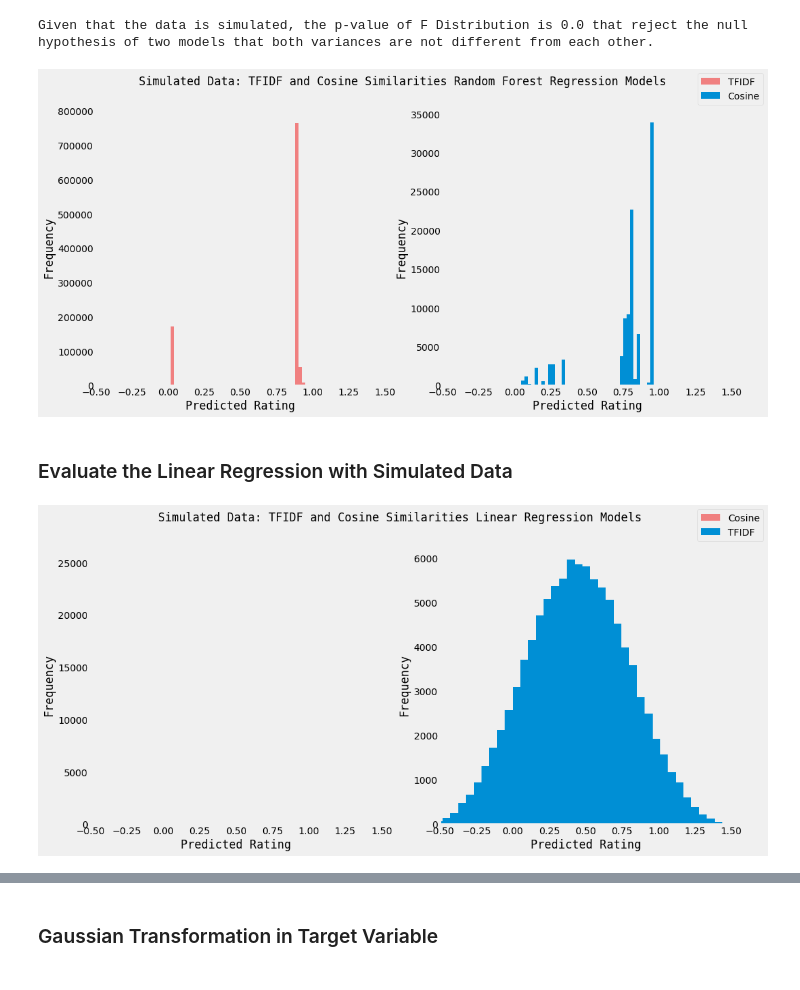
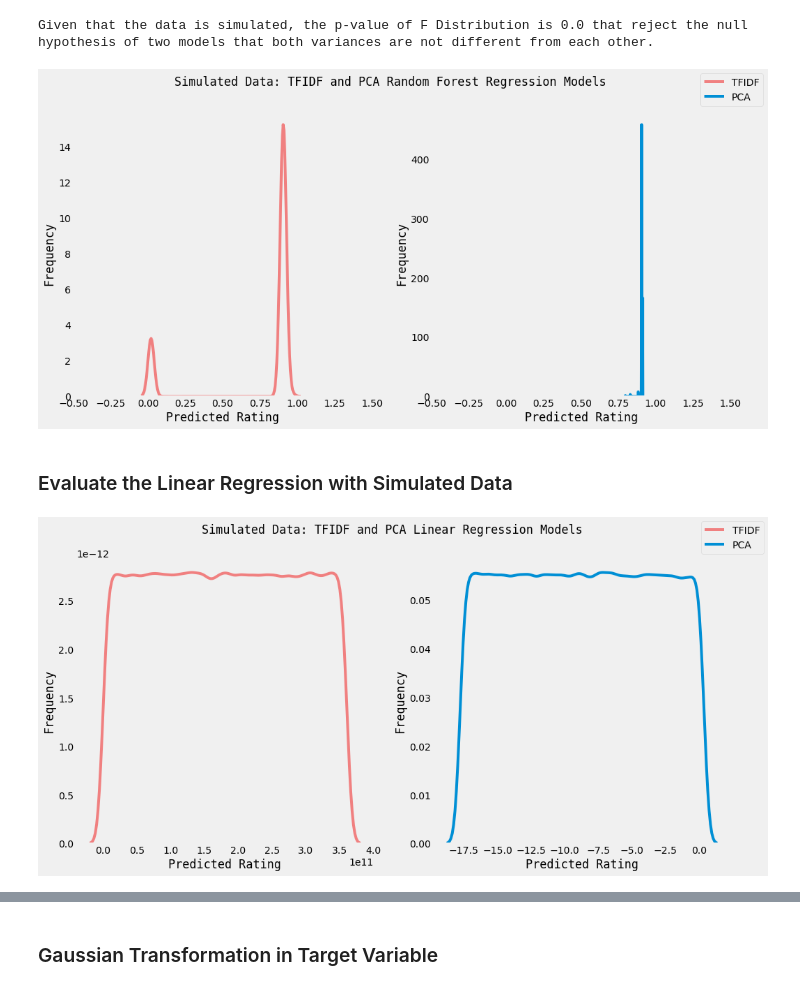
Before and after one commit to jonahwinninghoff/Causal-Analysis-Nursing-Home, a Jupyter notebook: Modeling/Investigating Model.ipynb, the cells around one changed output, grey strips where cells are left out. Saved outputs shown, nothing was run; the diff lists cells and outputs as text; code cells hidden in the pictures.

```diff
--- a/Modeling/Investigating Model.ipynb
+++ b/Modeling/Investigating Model.ipynb
@@ -103,6 +109,10 @@ def mae_and_mse_calculator(predict, true):
     mse = sum((merged['true'] - merged['predicted'])**2)/len(true)    # 1/n ∑ (true - predict)^2 = MSE
 
     return mae, mse
+# %%
+X_train = X_train.iloc[:,0:18]
+X_valid = X_valid.iloc[:,0:18]
+X_test = X_test.iloc[:,0:18]
 # %%
 # Random Forest Regression
 rfr_model = RandomForestRegressor()
@@ -356,10 +354,10 @@ print('Given that the data is simulated, the p-value of F Distribution is '+str(
 # %% [output]
 Given that the data is simulated, the p-value of F Distribution is 0.0 that reject the null hypothesis of two models that both variances are not different from each other.
 # %%
-# Plot Histograms
+# Plot Density Plot
 fig, ax = plt.subplots(1,2, figsize=(15,7))
-ax[0].hist(tfidf_pred,label='TFIDF',bins = 40,color='lightcoral')
-ax[1].hist(cosine_pred,label='Cosine',bins=40)
+sns.kdeplot(tfidf_pred,label='TFIDF',color='lightcoral', ax = ax[0])
+sns.kdeplot(pca_pred,label='PCA', ax = ax[1])
 for i in range(2):
     ax[i].set_xlabel('Predicted Rating',family='monospace')
     ax[i].set_ylabel('Frequency',family='monospace')
@@ -367,10 +365,10 @@ for i in range(2):
     ax[i].grid(False)
 fig.legend()
 plt.grid(False)
-fig.suptitle('Simulated Data: TFIDF and Cosine Similarities Random Forest Regression Models',family = 'monospace')
+fig.suptitle('Simulated Data: TFIDF and PCA Random Forest Regression Models',family = 'monospace')
 plt.show()
 # %% [output]
-[figure, old version]
+[figure, new version]
 # %% [markdown]
 ### Evaluate the Linear Regression with Simulated Data <a id = 'lm'></a>
 # %%
@@ -379,38 +377,40 @@ tfidf_lm = LinearRegression()
 tfidf_lm.fit(X_TFIDF_train, y_train)
 
 # Predict the model using TFIDF simulated data
-tfidf_pred= tfidf_lm.predict(simulated_data)
+tfidf_pred= np.array(pd.DataFrame(tfidf_lm.predict(simulated_data))[0])
 # %%
-# Create and fit X cosine and y trainings
-cos_lm = LinearRegression()
-cos_lm.fit(X_train, y_train)
+# Create and fit X PCA and y trainings
+pca_lm = LinearRegression()
+pca_lm.fit(X_train, y_train)
 
-# Create the simulated data for cosine similarities
+# Create the simulated data for pca
 simulated_list = []
-for i in range(500000):
+for i in range(1800000):
     simulated_list.append(random.random())
 
-simulated_data = pd.DataFrame({'cosine median':simulated_list[1:100000],
-                               'cosine mean':simulated_list[100001:200000],
-                               'cosine minimum':simulated_list[200001:300000],
-                               'cosine maximum':simulated_list[300001:400000],
-                               'cosine std':simulated_list[400001:500000]})
+j = 1
+simulated_dictionary = {}
+for i in range(len(X_train.columns)):
+    k = j+1000000-1
+    simulated_dictionary[i] = simulated_list[j:k]
 
-# Predict the model using cosine simulated data
-cosine_pred= cos_lm.predict(simulated_data)
+simulated_data = pd.DataFrame(simulated_dictionary)
+
+# Predict the model using PCA simulated data
+pca_pred= np.array(pd.DataFrame(pca_lm.predict(simulated_data))[0])
 # %%
-# Plot Histograms
+# Plot Density Plot
 fig, ax = plt.subplots(1,2, figsize=(15,7))
-ax[0].hist(tfidf_pred,label='Cosine',bins = 40,color='lightcoral')
-ax[1].hist(cosine_pred,label='TFIDF',bins=40)
+sns.kdeplot(tfidf_pred,label='TFIDF',color='lightcoral', ax = ax[0])
+sns.kdeplot(pca_pred,label='PCA', ax = ax[1])
 for i in range(2):
     ax[i].set_xlabel('Predicted Rating',family='monospace')
     ax[i].set_ylabel('Frequency',family='monospace')
     ax[i].grid(False)
-    ax[i].set_xlim(-0.5,1.5)
 fig.legend()
-fig.suptitle('Simulated Data: TFIDF and Cosine Similarities Linear Regression Models',family = 'monospace')
+plt.grid(False)
+fig.suptitle('Simulated Data: TFIDF and PCA Linear Regression Models',family = 'monospace')
 plt.show()
 # %% [output]
-[figure, old version]
+[figure, new version]
 # %%
```
Also changed, not shown: parts of 26 cells of this notebook.
